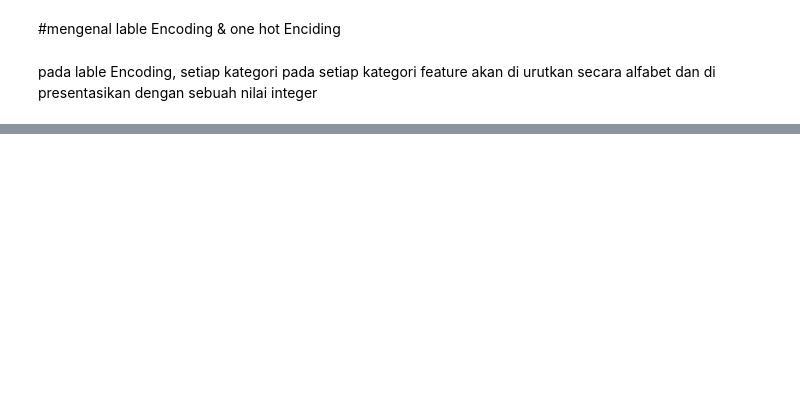
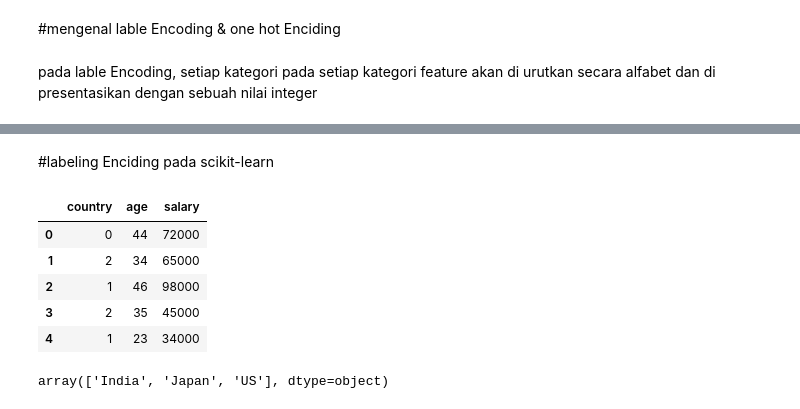
Before and after one commit to ihyaulumuddin044/machineLearning, a Jupyter notebook: categorical_encoding.ipynb, the cells around one changed output, grey strips where cells are left out. Drawn from its saved outputs; the diff is of its cells as text; code cells hidden in the pictures; blank space fills up the shorter version.

```diff
--- a/categorical_encoding.ipynb
+++ b/categorical_encoding.ipynb
@@ -21,0 +24,20 @@ df
+# %% [markdown]
+#labeling Enciding pada scikit-learn
+# %%
+from sklearn.preprocessing import LabelEncoder
+
+label_encoder = LabelEncoder()
+df['country'] = label_encoder.fit_transform(df['country'])
+df
+# %% [output]
+|  | country | age | salary |
+| 0 | 0 | 44 | 72000 |
+| 1 | 2 | 34 | 65000 |
+| 2 | 1 | 46 | 98000 |
+| 3 | 2 | 35 | 45000 |
+| 4 | 1 | 23 | 34000 |
+# %%
+#isi lable Encoding
+label_encoder.classes_
+# %% [output]
+array(['India', 'Japan', 'US'], dtype=object)
```
Also changed, not shown: parts of 12 cells of this notebook.
